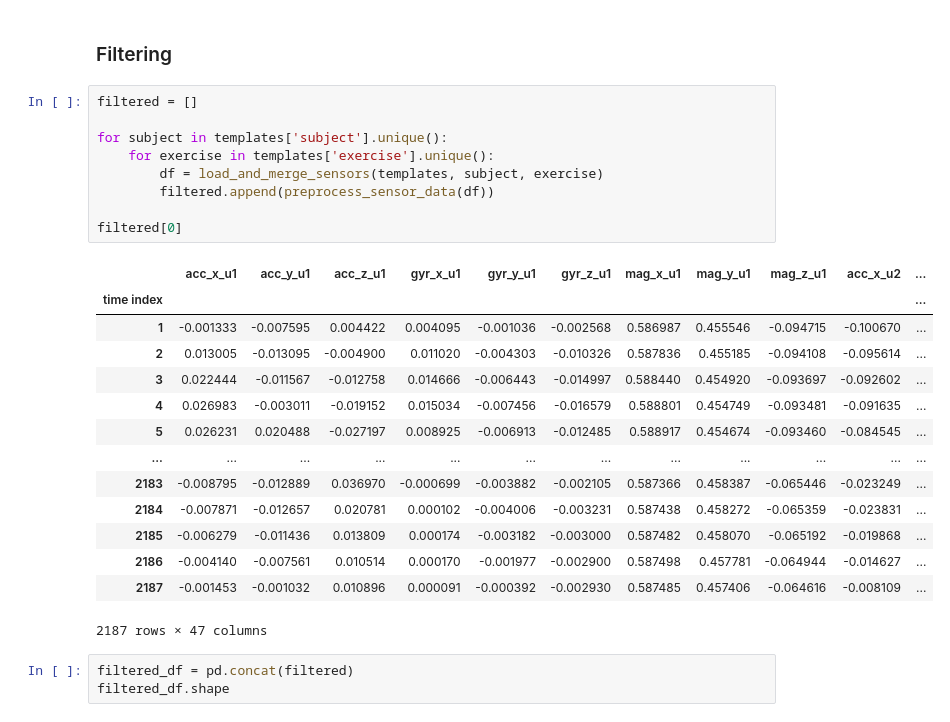
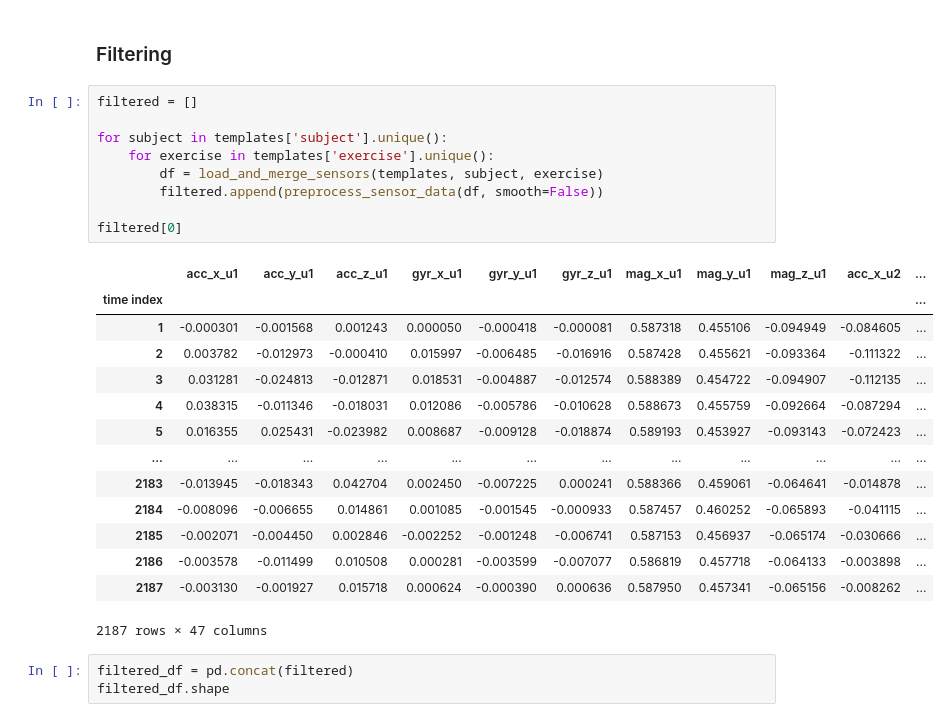
Before and after one commit to HammyLA/cs156-exercise-project, a Jupyter notebook: notebooks/experimental.ipynb, the cells around one changed output. Drawn from its saved outputs; the diff is of its cells as text.

```diff
--- a/notebooks/experimental.ipynb
+++ b/notebooks/experimental.ipynb
@@ -95,26 +95,26 @@ tests
 # %%
 filtered = []
 
 for subject in templates['subject'].unique():
     for exercise in templates['exercise'].unique():
         df = load_and_merge_sensors(templates, subject, exercise)
-        filtered.append(preprocess_sensor_data(df))
+        filtered.append(preprocess_sensor_data(df, smooth=False))
 
 filtered[0]
 # %% [output]
 |  | acc_x_u1 | acc_y_u1 | acc_z_u1 | gyr_x_u1 | gyr_y_u1 | gyr_z_u1 | mag_x_u1 | mag_y_u1 | mag_z_u1 | acc_x_u2 | ... |
 | time index |  |  |  |  |  |  |  |  |  |  | ... |
-| 1 | -0.001333 | -0.007595 | 0.004422 | 0.004095 | -0.001036 | -0.002568 | 0.586987 | 0.455546 | -0.094715 | -0.100670 | ... |
-| 2 | 0.013005 | -0.013095 | -0.004900 | 0.011020 | -0.004303 | -0.010326 | 0.587836 | 0.455185 | -0.094108 | -0.095614 | ... |
-| 3 | 0.022444 | -0.011567 | -0.012758 | 0.014666 | -0.006443 | -0.014997 | 0.588440 | 0.454920 | -0.093697 | -0.092602 | ... |
-| 4 | 0.026983 | -0.003011 | -0.019152 | 0.015034 | -0.007456 | -0.016579 | 0.588801 | 0.454749 | -0.093481 | -0.091635 | ... |
-| 5 | 0.026231 | 0.020488 | -0.027197 | 0.008925 | -0.006913 | -0.012485 | 0.588917 | 0.454674 | -0.093460 | -0.084545 | ... |
+| 1 | -0.000301 | -0.001568 | 0.001243 | 0.000050 | -0.000418 | -0.000081 | 0.587318 | 0.455106 | -0.094949 | -0.084605 | ... |
+| 2 | 0.003782 | -0.012973 | -0.000410 | 0.015997 | -0.006485 | -0.016916 | 0.587428 | 0.455621 | -0.093364 | -0.111322 | ... |
+| 3 | 0.031281 | -0.024813 | -0.012871 | 0.018531 | -0.004887 | -0.012574 | 0.588389 | 0.454722 | -0.094907 | -0.112135 | ... |
+| 4 | 0.038315 | -0.011346 | -0.018031 | 0.012086 | -0.005786 | -0.010628 | 0.588673 | 0.455759 | -0.092664 | -0.087294 | ... |
+| 5 | 0.016355 | 0.025431 | -0.023982 | 0.008687 | -0.009128 | -0.018874 | 0.589193 | 0.453927 | -0.093143 | -0.072423 | ... |
 | ... | ... | ... | ... | ... | ... | ... | ... | ... | ... | ... | ... |
-| 2183 | -0.008795 | -0.012889 | 0.036970 | -0.000699 | -0.003882 | -0.002105 | 0.587366 | 0.458387 | -0.065446 | -0.023249 | ... |
-| 2184 | -0.007871 | -0.012657 | 0.020781 | 0.000102 | -0.004006 | -0.003231 | 0.587438 | 0.458272 | -0.065359 | -0.023831 | ... |
-| 2185 | -0.006279 | -0.011436 | 0.013809 | 0.000174 | -0.003182 | -0.003000 | 0.587482 | 0.458070 | -0.065192 | -0.019868 | ... |
-| 2186 | -0.004140 | -0.007561 | 0.010514 | 0.000170 | -0.001977 | -0.002900 | 0.587498 | 0.457781 | -0.064944 | -0.014627 | ... |
-| 2187 | -0.001453 | -0.001032 | 0.010896 | 0.000091 | -0.000392 | -0.002930 | 0.587485 | 0.457406 | -0.064616 | -0.008109 | ... |
+| 2183 | -0.013945 | -0.018343 | 0.042704 | 0.002450 | -0.007225 | 0.000241 | 0.588366 | 0.459061 | -0.064641 | -0.014878 | ... |
+| 2184 | -0.008096 | -0.006655 | 0.014861 | 0.001085 | -0.001545 | -0.000933 | 0.587457 | 0.460252 | -0.065893 | -0.041115 | ... |
+| 2185 | -0.002071 | -0.004450 | 0.002846 | -0.002252 | -0.001248 | -0.006741 | 0.587153 | 0.456937 | -0.065174 | -0.030666 | ... |
+| 2186 | -0.003578 | -0.011499 | 0.010508 | 0.000281 | -0.003599 | -0.007077 | 0.586819 | 0.457718 | -0.064133 | -0.003898 | ... |
+| 2187 | -0.003130 | -0.001927 | 0.015718 | 0.000624 | -0.000390 | 0.000636 | 0.587950 | 0.457341 | -0.065156 | -0.008262 | ... |
 2187 rows × 47 columns
 # %%
 filtered_df = pd.concat(filtered)
```
Also changed, not shown: parts of 12 cells of this notebook, 5 other files.
